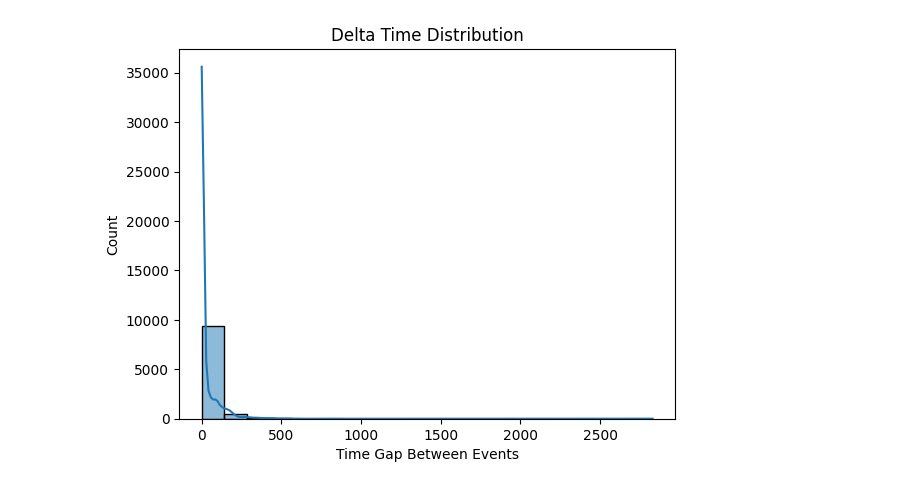
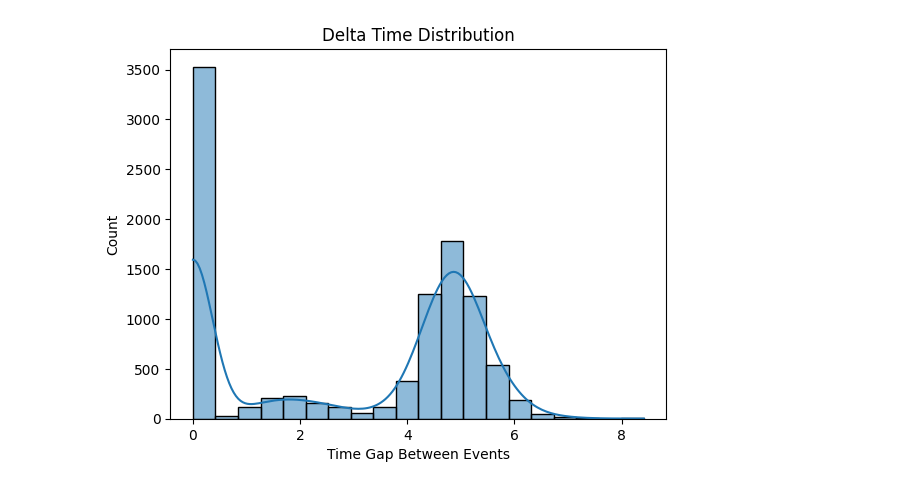
Before and after one commit to PyAlaie/music-generator, a Jupyter notebook: src/EDA.ipynb, the cells around one changed output. Saved outputs shown, nothing was run; the diff lists cells and outputs as text; code cells hidden in the pictures.

```diff
--- a/src/EDA.ipynb
+++ b/src/EDA.ipynb
@@ -47,7 +51,8 @@ plt.show()
 # %%
-sns.histplot(combined_df['delta_time'].sample(10_000), bins=20, kde=True)
+import numpy as np
+sns.histplot(np.log1p(combined_df['delta_time'].sample(10_000)), bins=20, kde=True)
 plt.title("Delta Time Distribution")
 plt.xlabel("Time Gap Between Events")
 plt.show()
 # %% [output]
-[figure, old version]
+[figure, new version]
```
Also changed, not shown: parts of 5 cells of this notebook.
